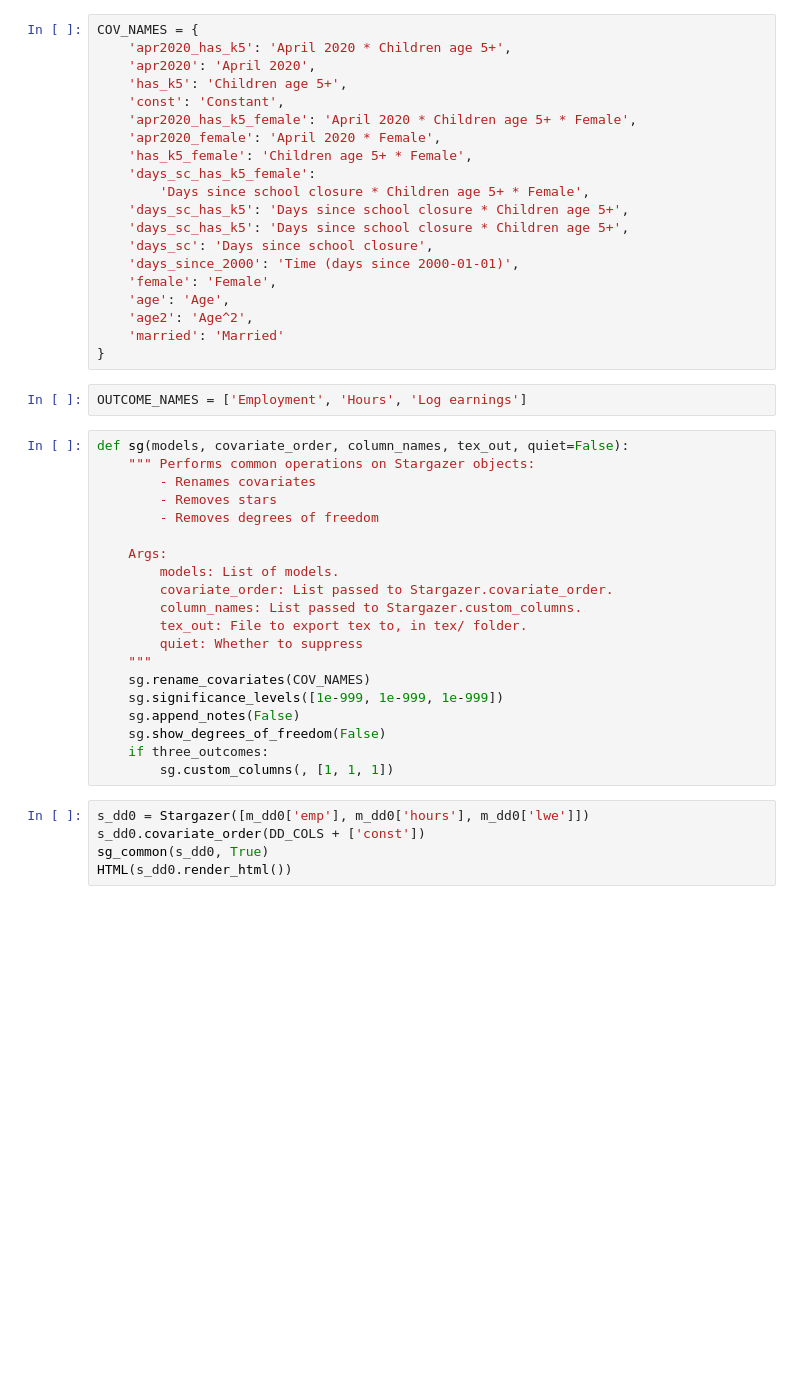
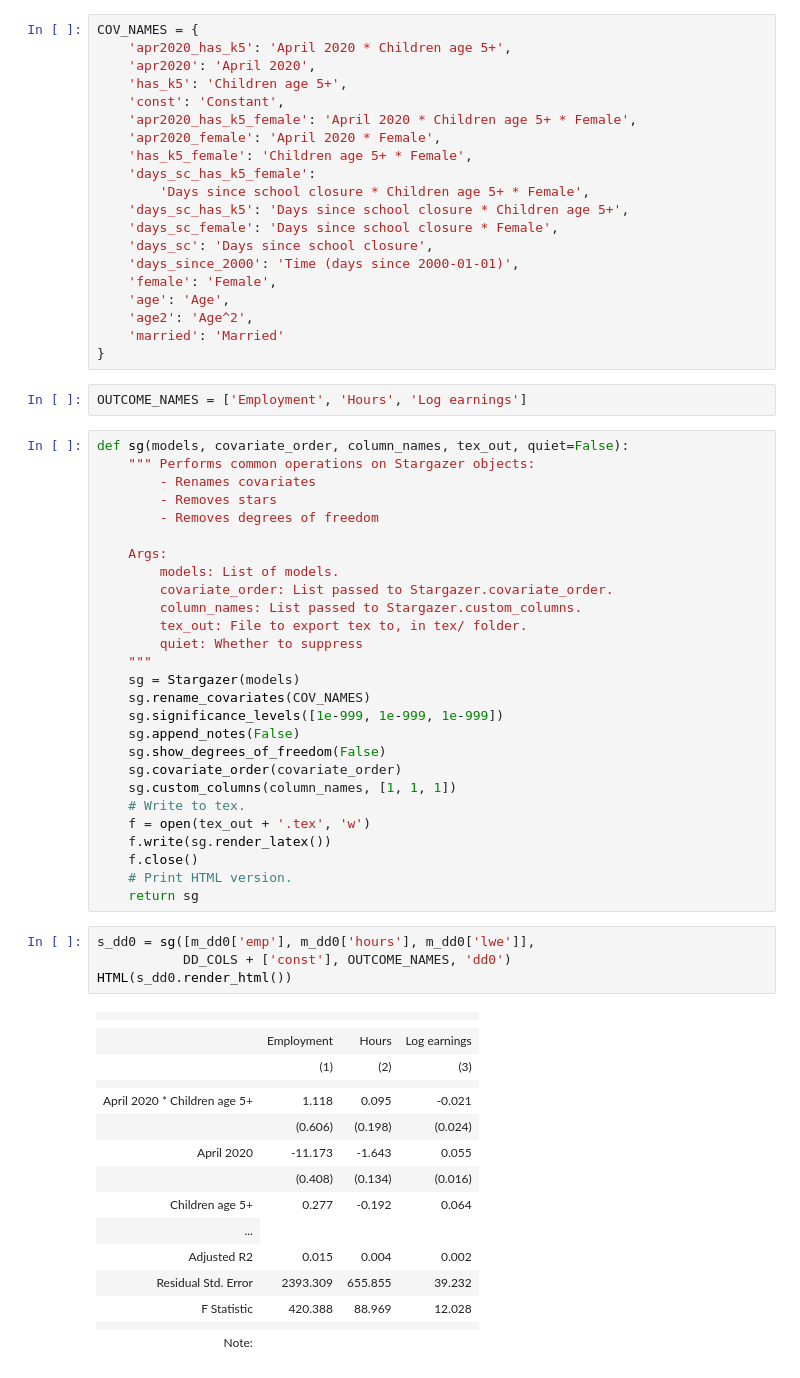
Before and after one commit to MaxGhenis/mit_1432, a Jupyter notebook: p3_regressions.ipynb, the cells around one changed output. Cells and saved outputs as stored; diff of their text form; blank space fills up the shorter version.

```diff
--- a/p3_regressions.ipynb
+++ b/p3_regressions.ipynb
@@ -269,7 +269,7 @@ COV_NAMES = {
     'days_sc_has_k5_female':
         'Days since school closure * Children age 5+ * Female',
     'days_sc_has_k5': 'Days since school closure * Children age 5+',
-    'days_sc_has_k5': 'Days since school closure * Children age 5+',
+    'days_sc_female': 'Days since school closure * Female',
     'days_sc': 'Days since school closure',
     'days_since_2000': 'Time (days since 2000-01-01)',
     'female': 'Female',
@@ -293,14 +293,37 @@ def sg(models, covariate_order, column_names, tex_out, quiet=False):
         tex_out: File to export tex to, in tex/ folder.
         quiet: Whether to suppress
     """
+    sg = Stargazer(models)
     sg.rename_covariates(COV_NAMES)
     sg.significance_levels([1e-999, 1e-999, 1e-999])
     sg.append_notes(False)
     sg.show_degrees_of_freedom(False)
-    if three_outcomes:
-        sg.custom_columns(, [1, 1, 1])
+    sg.covariate_order(covariate_order)
+    sg.custom_columns(column_names, [1, 1, 1])
+    # Write to tex.
+    f = open(tex_out + '.tex', 'w')
+    f.write(sg.render_latex())
+    f.close()
+    # Print HTML version.
+    return sg
 # %%
-s_dd0 = Stargazer([m_dd0['emp'], m_dd0['hours'], m_dd0['lwe']])
-s_dd0.covariate_order(DD_COLS + ['const'])
-sg_common(s_dd0, True)
+s_dd0 = sg([m_dd0['emp'], m_dd0['hours'], m_dd0['lwe']],
+           DD_COLS + ['const'], OUTCOME_NAMES, 'dd0')
 HTML(s_dd0.render_html())
+# %% [output]
+|  |  |  |  |
+|  |
+|  | Employment | Hours | Log earnings |
+|  | (1) | (2) | (3) |
+|  |  |  |  |
+| April 2020 * Children age 5+ | 1.118 | 0.095 | -0.021 |
+|  | (0.606) | (0.198) | (0.024) |
+| April 2020 | -11.173 | -1.643 | 0.055 |
+|  | (0.408) | (0.134) | (0.016) |
+| Children age 5+ | 0.277 | -0.192 | 0.064 |
+| ... |
+| Adjusted R2 | 0.015 | 0.004 | 0.002 |
+| Residual Std. Error | 2393.309 | 655.855 | 39.232 |
+| F Statistic | 420.388 | 88.969 | 12.028 |
+|  |  |  |  |
+| Note: |
```
Also changed, not shown: parts of 12 cells of this notebook, 5 other files.
